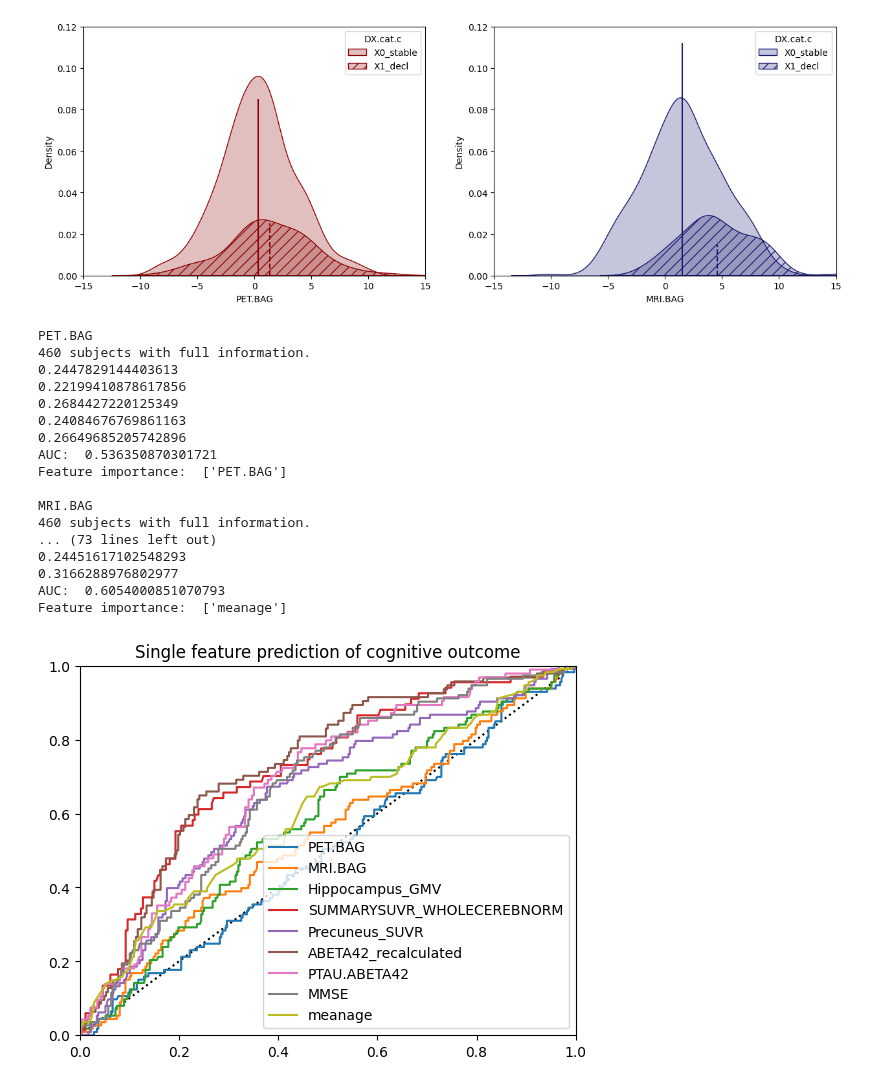
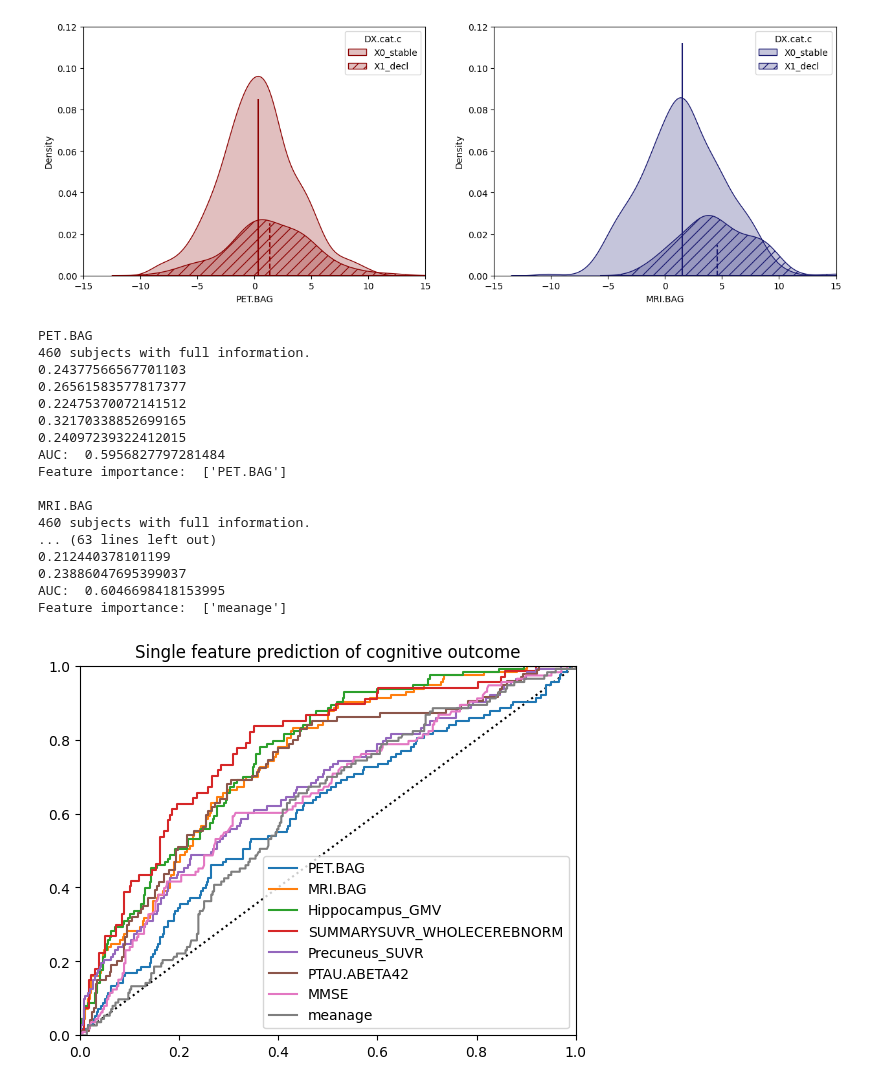
Before and after one commit to elenadoe/Brain_Age_PET_MRI, a Jupyter notebook: src/logistic_regression.ipynb, the cells around one changed output. Saved outputs shown, nothing was run; the diff lists cells and outputs as text; code cells hidden in the pictures.

Commit message:
correct calculation of residuals

```diff
--- a/src/logistic_regression.ipynb
+++ b/src/logistic_regression.ipynb
@@ -123,10 +123,7 @@ def cognitive_outcome(df_init, feature_names, calibrate_probs=True):
     feature_coefs_all = 0
 
     # Define covariates. Don't correct for age if age is among predictors
-    if 'meanage' in feature_names:
-        covar_names = ['PTEDUCAT', 'APOE4', 'PTGENDER']
-    else:
-        covar_names = ['PTEDUCAT', 'APOE4', 'meanage', 'PTGENDER']
+    covar_names = ['PTEDUCAT', 'APOE4', 'PTGENDER']
 
     # Initialize recursive feature elimination (running once for single-feature prediction)
     while len(feature_names) > 0 :
@@ -159,21 +156,30 @@ def cognitive_outcome(df_init, feature_names, calibrate_probs=True):
             covar_train_controls = covar_train[y_train==0]
             glm = LinearRegression()
             glm.fit(covar_train_controls, X_train_controls)
-            X_train = glm.predict(covar_train)
-            X_val = glm.predict(covar_val)
+            X_train_pred = glm.predict(covar_train)
+            # create residuals
+            X_train_res = X_train - X_train_pred
+            # standardize residuals
+            X_train_stdres = (X_train_res - np.mean(X_train_res))/np.std(X_train_res)
+
+            # predict correction for validation set
+            X_val_pred = glm.predict(covar_val)
+            # create residuals
+            X_val_res = X_val - X_val_pred
+            # standardize residuals USING TRAIN PARAMETERS
+            X_val_stdres = (X_val_res - np.mean(X_train_res))/np.std(X_train_res)
 
             # Fit the estimator on the training data for this fold
-            clf.fit(X_train, y_train)
-            y_pred_prob = clf.predict_proba(X_val)[:, 1]
+            clf.fit(X_train_stdres, y_train)
 
             # Calibration of posterior probabilities
             if calibrate_probs:
-                calibrated_clf = CalibratedClassifierCV(clf)
-                calibrated_clf.fit(X_train, y_train)
+                clf = CalibratedClassifierCV(clf)
+                clf.fit(X_train_stdres, y_train)
 
-                y_pred_prob = calibrated_clf.predict_proba(X_val)[:, 1]
+            y_pred_prob = clf.predict_proba(X_val_stdres)[:, 1]
 
-            predictions['VAL'].append(X_val)
+            predictions['VAL'].append(X_val_stdres)
             predictions['GT'].append(y_val)
             predictions['PROBA'].append(y_pred_prob)
 
@@ -220,45 +226,45 @@ def cognitive_outcome(df_init, feature_names, calibrate_probs=True):
 # %%
 calibrate_probs = False
 
 # Assess all numeric single features as predictors of cognitive outcome
 single_feature_probabilities = {}
 single_feature_gt = {}
-cont_vars = ['PET.BAG', 'MRI.BAG', 'Hippocampus_GMV', 'SUMMARYSUVR_WHOLECEREBNORM', 'Precuneus_SUVR', 'ABETA42_recalculated', 'PTAU.ABETA42', 'MMSE', 'meanage']  # 'ABETA42.40': not enough observations
+cont_vars = ['PET.BAG', 'MRI.BAG', 'Hippocampus_GMV', 'SUMMARYSUVR_WHOLECEREBNORM', 'Precuneus_SUVR', 'PTAU.ABETA42', 'MMSE', 'meanage']  # 'ABETA42.40': not enough observations
 fig = plt.figure()
 plt.plot([0, 1], linestyle="dotted", color="black")
 for f in cont_vars:
     print(f)
     co = cognitive_outcome(df, [f], calibrate_probs=calibrate_probs)
     single_feature_probabilities[f] = [item_ for sublist in co[-1]['PROBA'] for item_ in sublist]
     single_feature_gt[f] = [item_ for sublist in co[-1]['GT'] for item_ in sublist]
     fpr, tpr, threshold = roc_curve(single_feature_gt[f], single_feature_probabilities[f])
     plt.plot(fpr, tpr, label=f)
 
 plt.title("Single feature prediction of cognitive outcome")
 plt.xlim(0, 1)
 plt.ylim(0, 1)
 plt.legend()
 plt.savefig(f"../results/ADNI/{group}/2_cognitive decline/AUC_biomarker_comparison.png", bbox_inches="tight")
 plt.show()
 # %% [output]
 PET.BAG
 460 subjects with full information.
-0.2447829144403613
-0.22199410878617856
-0.2684427220125349
-0.24084676769861163
-0.26649685205742896
-AUC:  0.536350870301721
+0.24377566567701103
+0.26561583577817377
+0.22475370072141512
+0.32170338852699165
+0.24097239322412015
+AUC:  0.5956827797281484
 Feature importance:  ['PET.BAG']
 
 MRI.BAG
 460 subjects with full information.
-... (73 lines left out)
-0.24451617102548293
-0.3166288976802977
-AUC:  0.6054000851070793
+... (63 lines left out)
+0.212440378101199
+0.23886047695399037
+AUC:  0.6046698418153995
 Feature importance:  ['meanage']
-[figure, old version]
+[figure, new version]
 # %%
 # Get model with only MRI
 mri_bag_lr = cognitive_outcome(df, ['MRI.BAG'], calibrate_probs=False)
```
Also changed, not shown: parts of 1 cell of this notebook.
